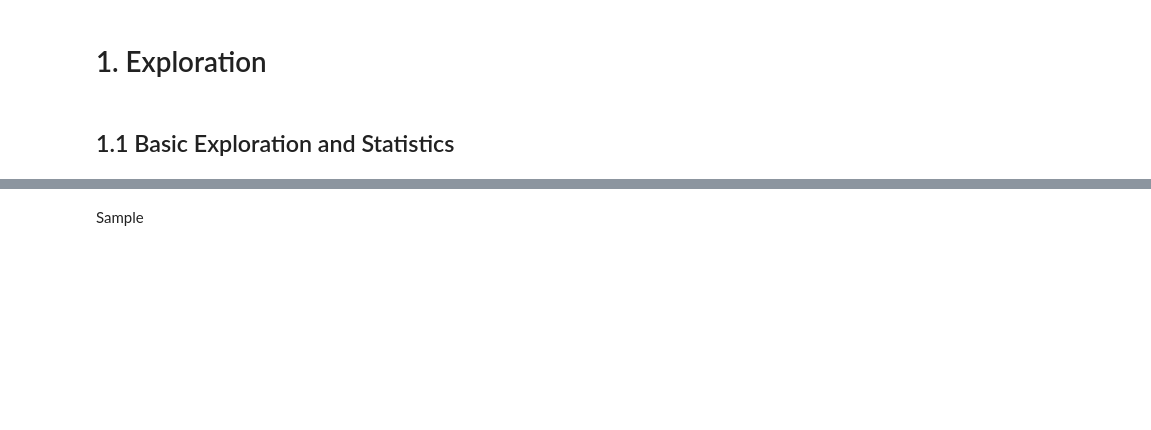
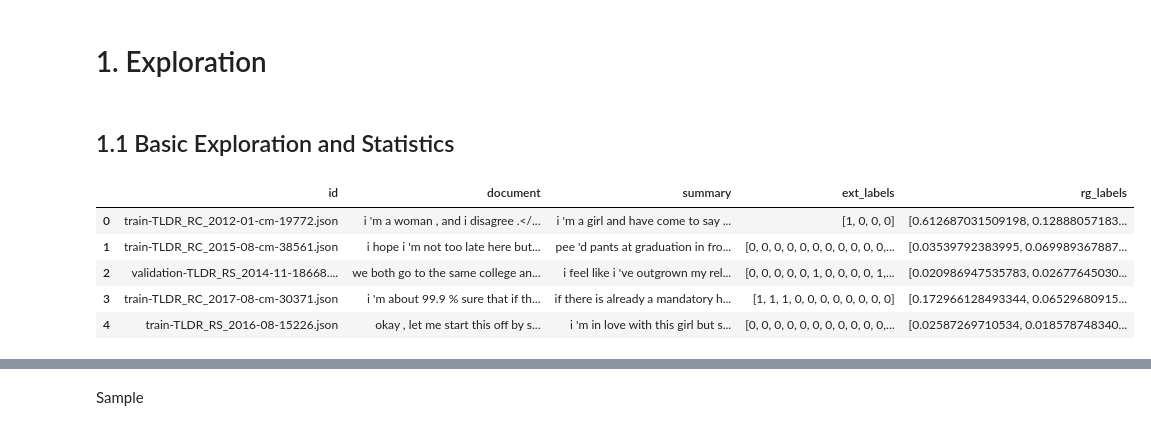
Before and after one commit to giocoal/reddit-tldr-summarizer-and-topic-modeling, a Jupyter notebook: 0_preprocessing.ipynb, the cells around one changed output, grey strips where cells are left out. Drawn from its saved outputs; the diff is of its cells as text; code cells hidden in the pictures; blank space fills up the shorter version.

```diff
--- a/0_preprocessing.ipynb
+++ b/0_preprocessing.ipynb
@@ -86,3 +99,12 @@ for key,value in corpus.items():
 # 1. Exploration
 # %% [markdown]
 ## 1.1 Basic Exploration and Statistics
+# %%
+val.head()
+# %% [output]
+|  | id | document | summary | ext_labels | rg_labels |
+| 0 | train-TLDR_RC_2012-01-cm-19772.json | i 'm a woman , and i disagree .</... | i 'm a girl and have come to say ... | [1, 0, 0, 0] | [0.612687031509198, 0.12888057183... |
+| 1 | train-TLDR_RC_2015-08-cm-38561.json | i hope i 'm not too late here but... | pee 'd pants at graduation in fro... | [0, 0, 0, 0, 0, 0, 0, 0, 0, 0, 0,... | [0.03539792383995, 0.069989367887... |
+| 2 | validation-TLDR_RS_2014-11-18668.... | we both go to the same college an... | i feel like i 've outgrown my rel... | [0, 0, 0, 0, 0, 1, 0, 0, 0, 0, 1,... | [0.020986947535783, 0.02677645030... |
+| 3 | train-TLDR_RC_2017-08-cm-30371.json | i 'm about 99.9 % sure that if th... | if there is already a mandatory h... | [1, 1, 1, 0, 0, 0, 0, 0, 0, 0, 0] | [0.172966128493344, 0.06529680915... |
+| 4 | train-TLDR_RS_2016-08-15226.json | okay , let me start this off by s... | i 'm in love with this girl but s... | [0, 0, 0, 0, 0, 0, 0, 0, 0, 0, 0,... | [0.02587269710534, 0.018578748340... |
```
Also changed, not shown: parts of 32 cells of this notebook, 9 other files.
